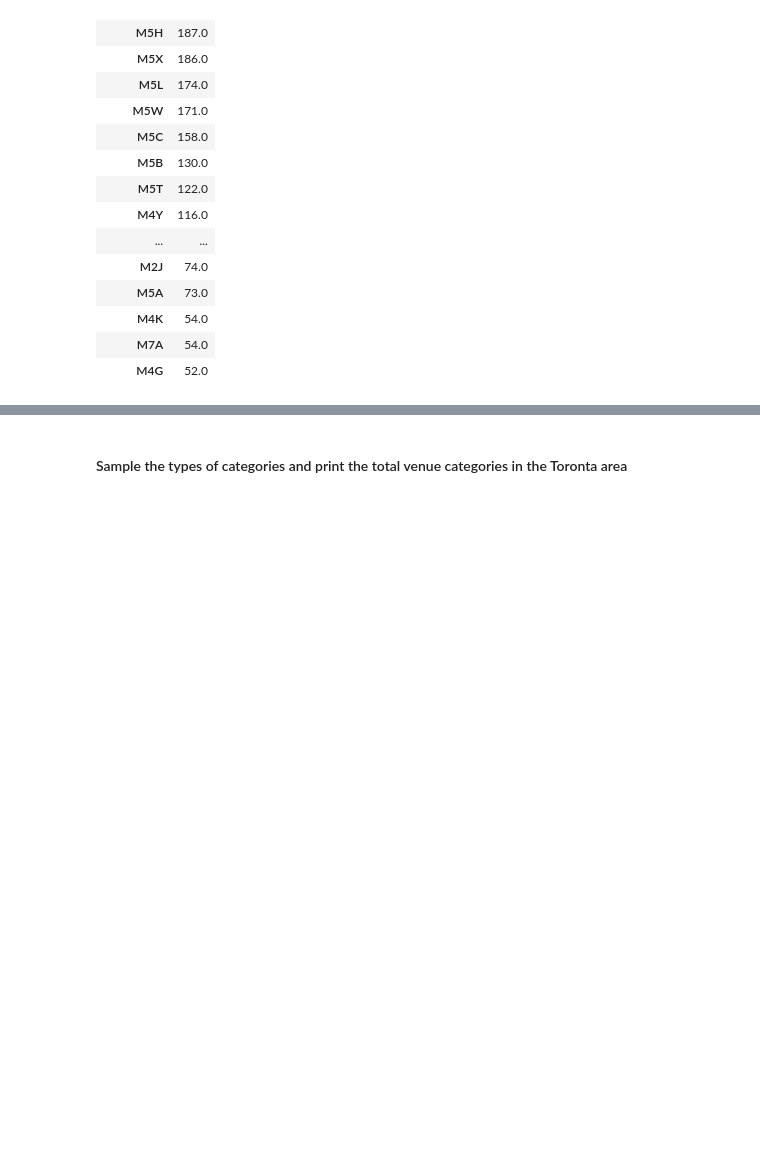
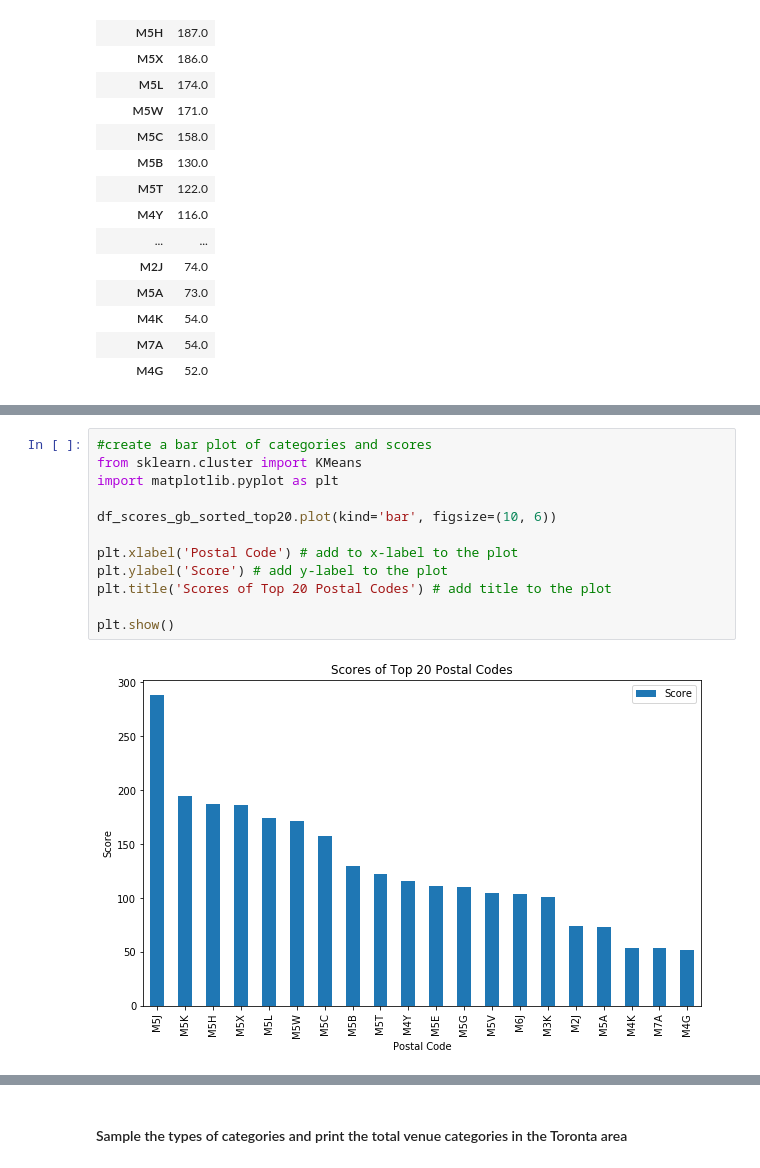
Before and after one commit to jboyce95/Coursera-IBM-DS-Capstone_Wk4-5, a Jupyter notebook: Coursera_Capstone_Toronto_Wk4-5.ipynb, the cells around one changed output, grey strips where cells are left out. Drawn from its saved outputs; the diff is of its cells as text; blank space fills up the shorter version.

Commit message:
added postal code scores with bar plots

```diff
--- a/Coursera_Capstone_Toronto_Wk4-5.ipynb
+++ b/Coursera_Capstone_Toronto_Wk4-5.ipynb
@@ -482,0 +461,14 @@ M4G          52.0>
+# %%
+#create a bar plot of categories and scores
+from sklearn.cluster import KMeans
+import matplotlib.pyplot as plt
+
+df_scores_gb_sorted_top20.plot(kind='bar', figsize=(10, 6))
+
+plt.xlabel('Postal Code') # add to x-label to the plot
+plt.ylabel('Score') # add y-label to the plot
+plt.title('Scores of Top 20 Postal Codes') # add title to the plot
+
+plt.show()
+# %% [output]
+[figure, added]
```
Also changed, not shown: parts of 15 cells of this notebook.
